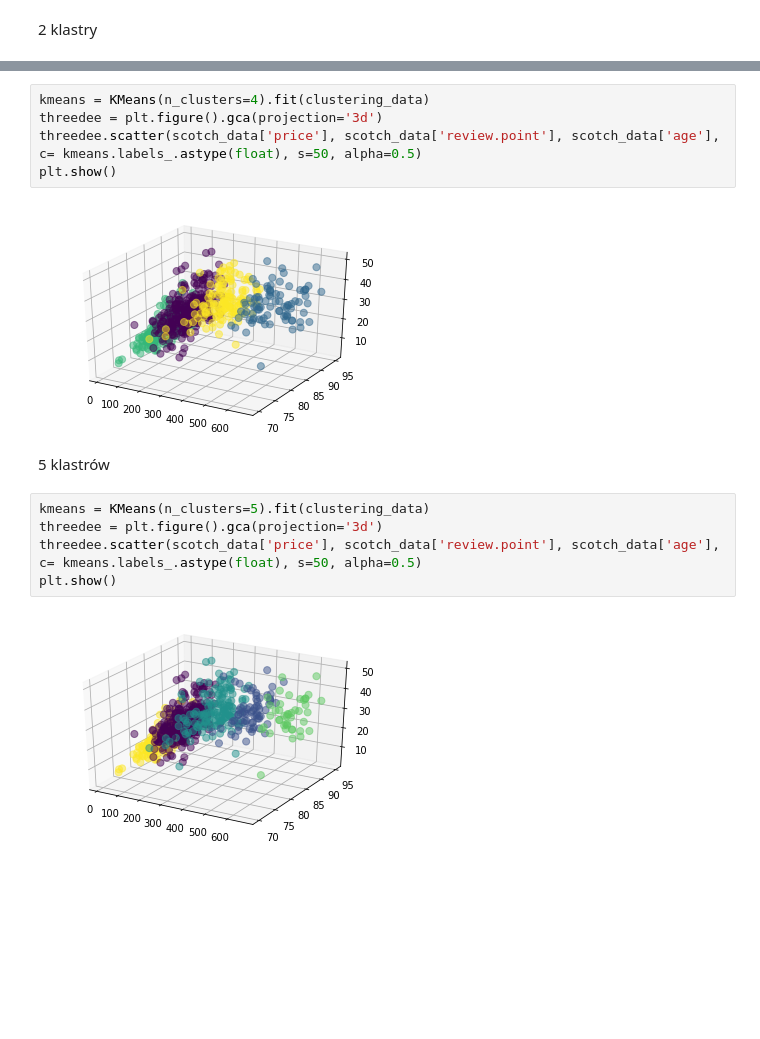
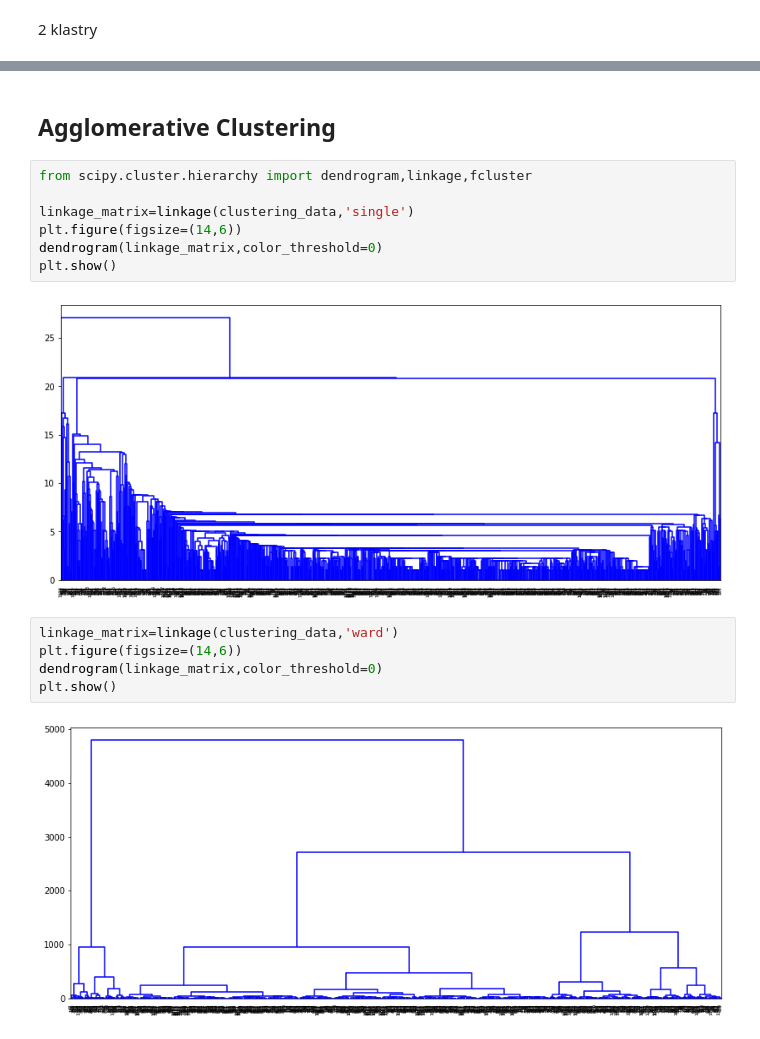
Before and after one commit to lynxoo/ue-wroc-sad, a Jupyter notebook: SAD.ipynb, the cells around one changed output, grey strips where cells are left out. Saved outputs shown, nothing was run; the diff lists cells and outputs as text; blank space fills up the shorter version.

```diff
--- a/SAD.ipynb
+++ b/SAD.ipynb
@@ -343,16 +357,18 @@ plt.show()
-# %%
-kmeans = KMeans(n_clusters=4).fit(clustering_data)
-threedee = plt.figure().gca(projection='3d')
-threedee.scatter(scotch_data['price'], scotch_data['review.point'], scotch_data['age'], c= kmeans.labels_.astype(float), s=50, alpha=0.5)
-plt.show()
-# %% [output]
-[figure, removed]
-# %% [markdown]
-5 klastrów
-# %%
-kmeans = KMeans(n_clusters=5).fit(clustering_data)
-threedee = plt.figure().gca(projection='3d')
-threedee.scatter(scotch_data['price'], scotch_data['review.point'], scotch_data['age'], c= kmeans.labels_.astype(float), s=50, alpha=0.5)
-plt.show()
-# %% [output]
-[figure, removed]
+# %% [markdown]
+## Agglomerative Clustering
+# %%
+from scipy.cluster.hierarchy import dendrogram,linkage,fcluster
+
+linkage_matrix=linkage(clustering_data,'single')
+plt.figure(figsize=(14,6))
+dendrogram(linkage_matrix,color_threshold=0)
+plt.show()
+# %% [output]
+[figure, added]
+# %%
+linkage_matrix=linkage(clustering_data,'ward')
+plt.figure(figsize=(14,6))
+dendrogram(linkage_matrix,color_threshold=0)
+plt.show()
+# %% [output]
+[figure, added]
```
Also changed, not shown: parts of 12 cells of this notebook.
